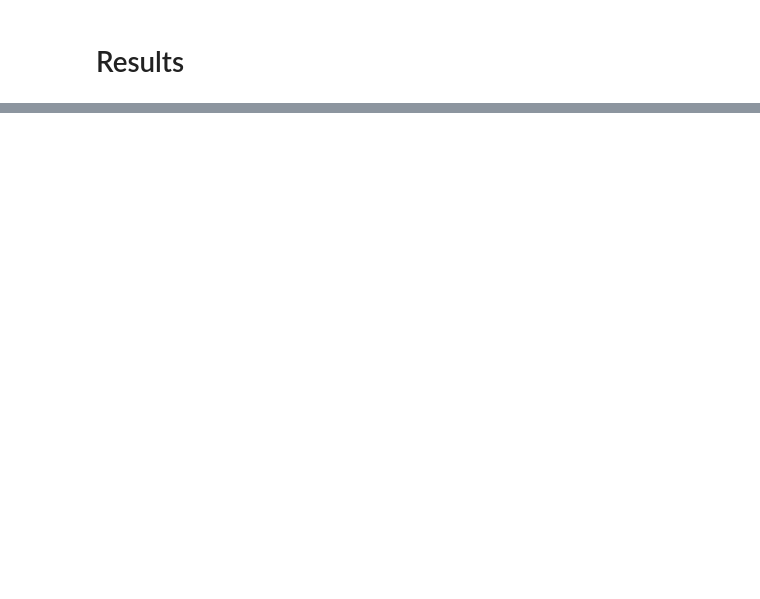
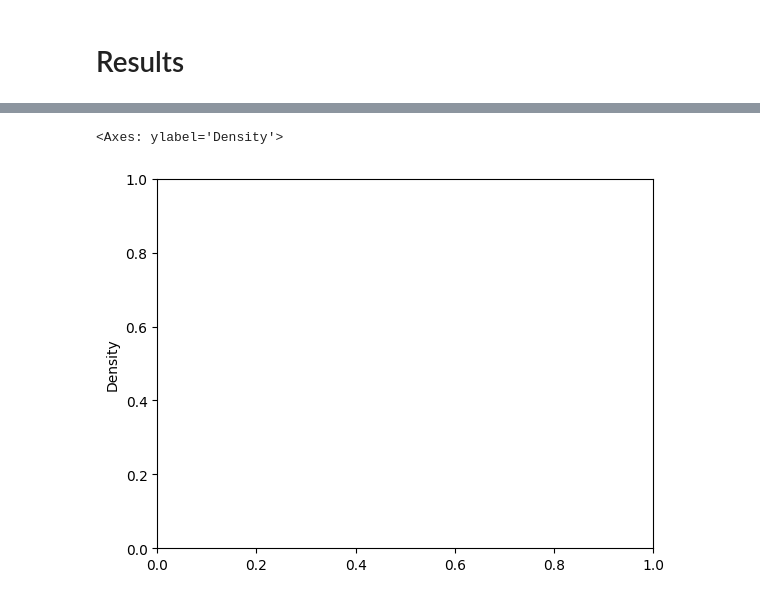
Before and after one commit to Grace0124/numpyro, a Jupyter notebook: azdiabetes.ipynb, the cells around one changed output, grey strips where cells are left out. Drawn from its saved outputs; the diff is of its cells as text; code cells hidden in the pictures; blank space fills up the shorter version.

```diff
--- a/concrete_diabetes.ipynb
+++ b/azdiabetes.ipynb
@@ -197,3 +235,8 @@ for lam in lams:
+# %%
+sns.kdeplot(y[4][0.0001], warn_singular=False)
+# %% [output]
+<Axes: ylabel='Density'>
+[figure, added]
 # %%
 fig, axs = plt.subplots(4, 2)
 fig.set_size_inches(10, 15)
```
Also changed, not shown: parts of 10 cells of this notebook, 1 other file.
